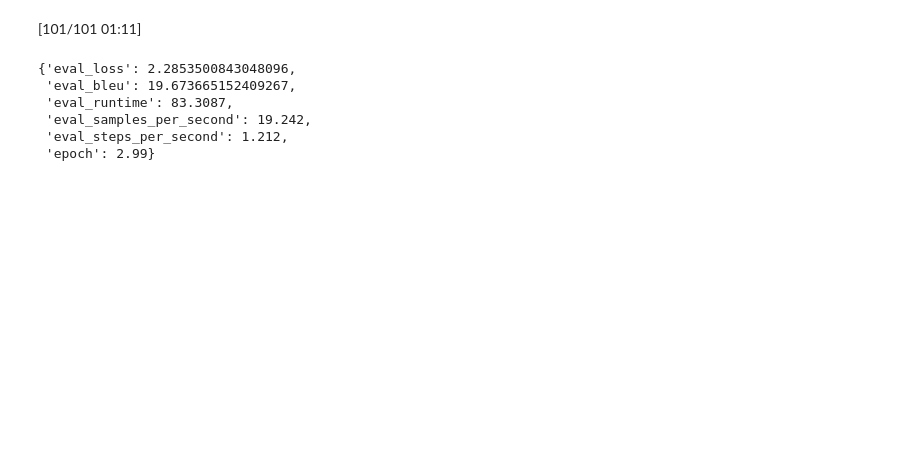
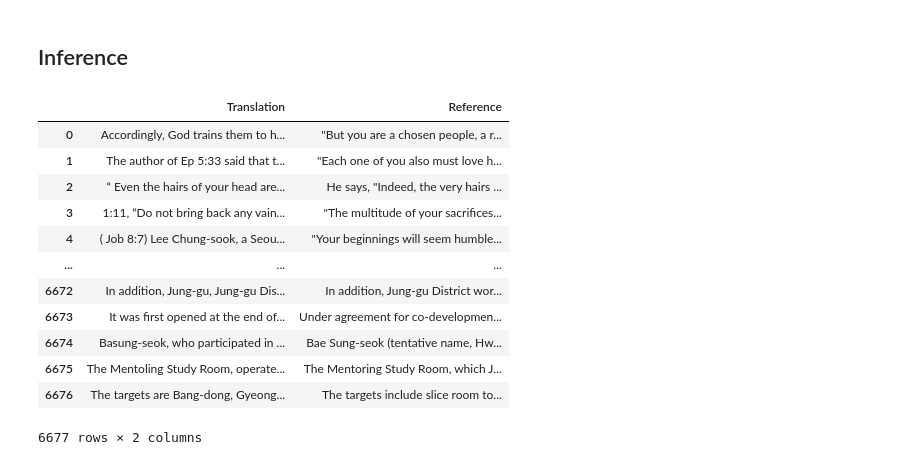
Before and after one commit to sunny0103/DeepLearning_nlp_projects, a Jupyter notebook: AIhub_translation/aihub_ko_eng_translate_huggingface.ipynb, the cells around one changed output. Drawn from its saved outputs; the diff is of its cells as text; code cells hidden in the pictures; blank space fills up the shorter version.

```diff
--- a/AIhub_translation/aihub_ko_eng_translate_huggingface.ipynb
+++ b/AIhub_translation/aihub_ko_eng_translate_huggingface.ipynb
@@ -115,0 +94,5 @@ print("번역문: ", split_datasets['train'][0]['번역문'])
+# %%
+# split train valid test dataset
+train_set = data[data.data_type == 'train']
+valid_set = data[data.data_type == 'valid']
+test_set = data[data.data_type == 'test']
@@ -115,0 +102,4 @@ print("번역문: ", split_datasets['train'][0]['번역문'])
+# %%
+train_set = train_set.reset_index(drop=True)
+valid_set = valid_set.reset_index(drop=True)
+test_set = test_set.reset_index(drop=True)
@@ -217,10 +218,25 @@ TrainOutput(global_step=150, training_loss=2.410210978190104, metrics={'train_ru
-# %%
-trainer.evaluate(max_length=max_target_length)
-# %% [output]
-[101/101 01:11]
-{'eval_loss': 2.2853500843048096,
- 'eval_bleu': 19.673665152409267,
- 'eval_runtime': 83.3087,
- 'eval_samples_per_second': 19.242,
- 'eval_steps_per_second': 1.212,
- 'epoch': 2.99}
+# %% [markdown]
+## Inference
+# %%
+translator = pipeline("translation",  model=model, tokenizer=tokenizer, device= 0)
+# %%
+translated_reference = []
+for idx, (kor, eng) in tqdm(enumerate(zip(test_set['korean'], test_set['english'])), total = len(test_set)):
+  translated = translator(kor)
+  translated_reference.append([translated[0]['translation_text'], eng ])
+# %%
+pd.DataFrame(translated_reference, columns =['Translation', 'Reference'])
+# %% [output]
+|  | Translation | Reference |
+| 0 | Accordingly, God trains them to h... | "But you are a chosen people, a r... |
+| 1 | The author of Ep 5:33 said that t... | "Each one of you also must love h... |
+| 2 | “ Even the hairs of your head are... | He says, "Indeed, the very hairs ... |
+| 3 | 1:11, “Do not bring back any vain... | "The multitude of your sacrifices... |
+| 4 | ( Job 8:7) Lee Chung-sook, a Seou... | "Your beginnings will seem humble... |
+| ... | ... | ... |
+| 6672 | In addition, Jung-gu, Jung-gu Dis... | In addition, Jung-gu District wor... |
+| 6673 | It was first opened at the end of... | Under agreement for co-developmen... |
+| 6674 | Basung-seok, who participated in ... | Bae Sung-seok (tentative name, Hw... |
+| 6675 | The Mentoling Study Room, operate... | The Mentoring Study Room, which J... |
+| 6676 | The targets are Bang-dong, Gyeong... | The targets include slice room to... |
+6677 rows × 2 columns
```
Also changed, not shown: parts of 37 cells of this notebook.
